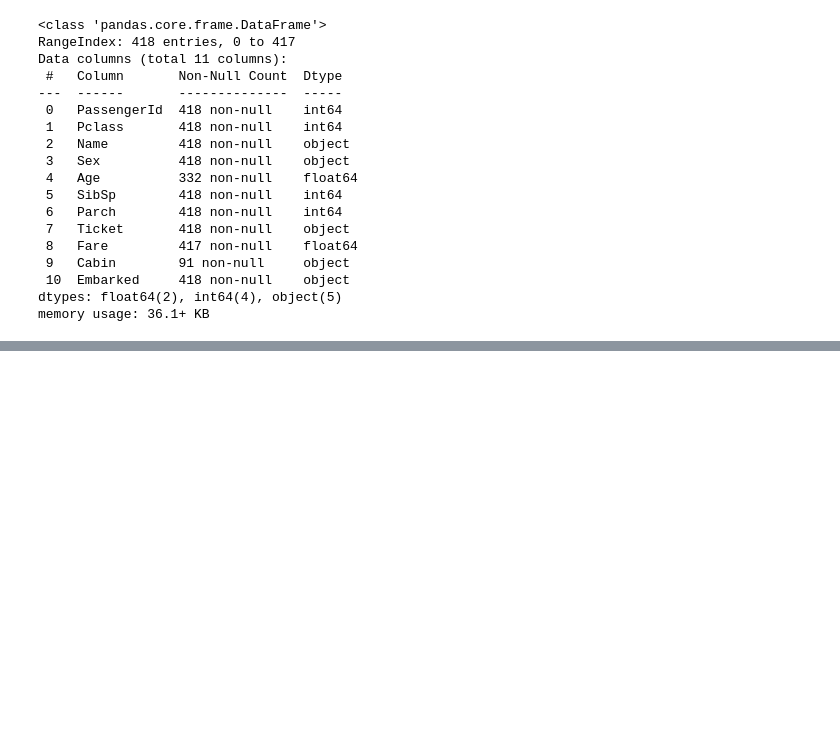
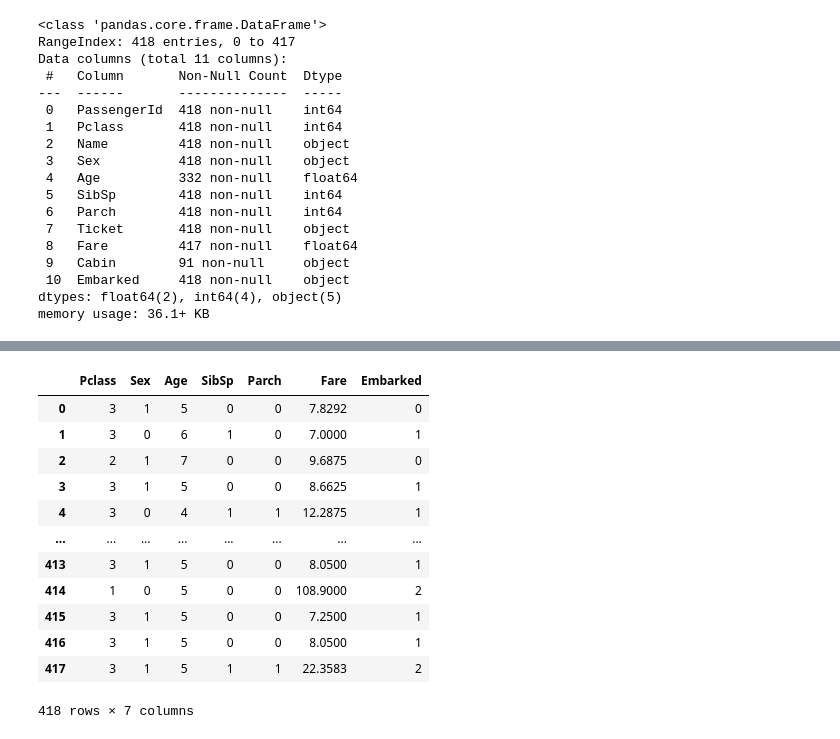
Before and after one commit to EstebanGomezVal/iteso-data-analytics, a Jupyter notebook: notebooks/KNN_Titanic.ipynb, the cells around one changed output, grey strips where cells are left out. Cells and saved outputs as stored; diff of their text form; code cells hidden in the pictures; blank space fills up the shorter version.

```diff
--- a/notebooks/KNN_Titanic.ipynb
+++ b/notebooks/KNN_Titanic.ipynb
@@ -89,0 +96,3 @@ df_test.dropna(axis = 0, how = 'any', inplace = True)
+# %%
+moda3 = df_test['Fare'].mode()[0]
+df_test['Fare'] = df_test['Fare'].fillna(moda2)
@@ -92,0 +140,17 @@ y = np.array(df_train['Survived'])
+# %%
+X_test = df_test.drop(columns = 'PassengerId', axis = 1)
+X_test
+# %% [output]
+|  | Pclass | Sex | Age | SibSp | Parch | Fare | Embarked |
+| 0 | 3 | 1 | 5 | 0 | 0 | 7.8292 | 0 |
+| 1 | 3 | 0 | 6 | 1 | 0 | 7.0000 | 1 |
+| 2 | 2 | 1 | 7 | 0 | 0 | 9.6875 | 0 |
+| 3 | 3 | 1 | 5 | 0 | 0 | 8.6625 | 1 |
+| 4 | 3 | 0 | 4 | 1 | 1 | 12.2875 | 1 |
+| ... | ... | ... | ... | ... | ... | ... | ... |
+| 413 | 3 | 1 | 5 | 0 | 0 | 8.0500 | 1 |
+| 414 | 1 | 0 | 5 | 0 | 0 | 108.9000 | 2 |
+| 415 | 3 | 1 | 5 | 0 | 0 | 7.2500 | 1 |
+| 416 | 3 | 1 | 5 | 0 | 0 | 8.0500 | 1 |
+| 417 | 3 | 1 | 5 | 1 | 1 | 22.3583 | 2 |
+418 rows × 7 columns
```
Also changed, not shown: parts of 14 cells of this notebook.
